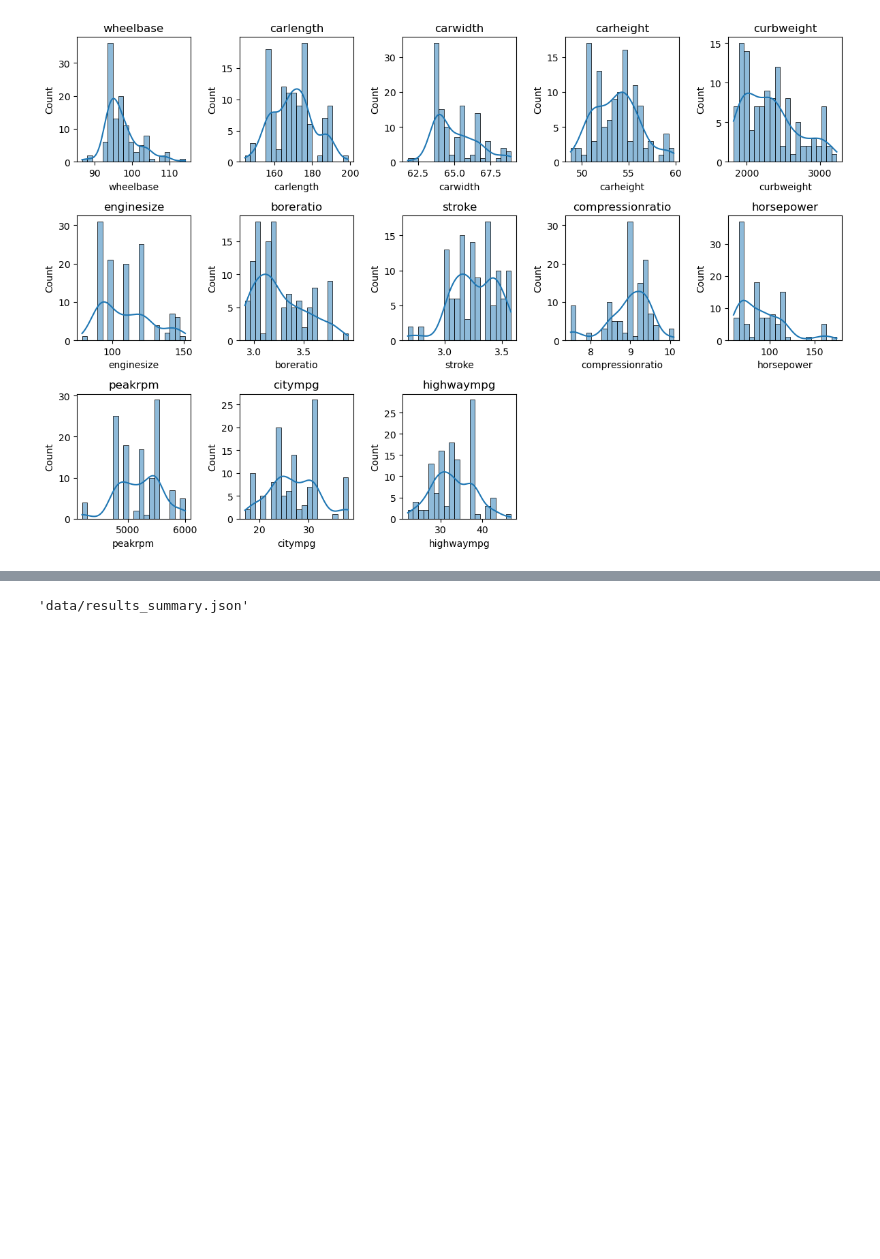
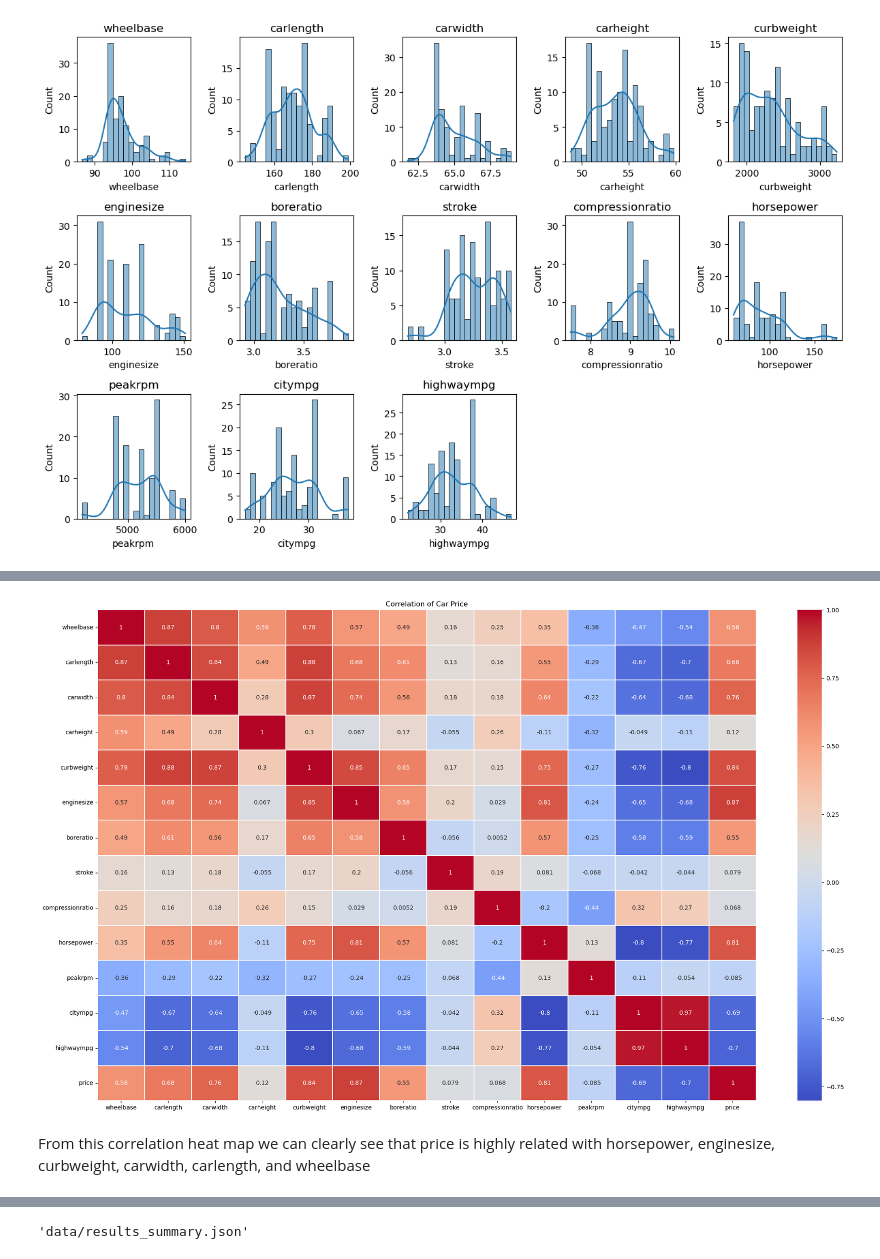
Before and after one commit to Tinonturja/Car_Pricing_DA, a Jupyter notebook: Car_Pricing_Prediction.ipynb, the cells around one changed output, grey strips where cells are left out. Drawn from its saved outputs; the diff is of its cells as text; code cells hidden in the pictures; blank space fills up the shorter version.

```diff
--- a/Car_Pricing_Prediction.ipynb
+++ b/Car_Pricing_Prediction.ipynb
@@ -378,0 +389,22 @@ array([2, 4])
+# %%
+numerical_features_list_w_price = ['wheelbase','carlength',
+ 'carwidth',
+ 'carheight',
+ 'curbweight',
+ 'enginesize',
+ 'boreratio',
+ 'stroke',
+ 'compressionratio',
+ 'horsepower',
+ 'peakrpm',
+ 'citympg',
+ 'highwaympg','price']
+plt.figure(figsize=(25,15))
+correlation_ = data[numerical_features_list_w_price].corr()
+sns.heatmap(correlation_,annot=True,cmap='coolwarm', linewidths=0.01)
+plt.title('Correlation of Car Price')
+plt.show()
+# %% [output]
+[figure, added]
+# %% [markdown]
+From this correlation heat map we can clearly see that price is highly related with horsepower, enginesize, curbweight, carwidth, carlength, and wheelbase
```
Also changed, not shown: parts of 7 cells of this notebook.
